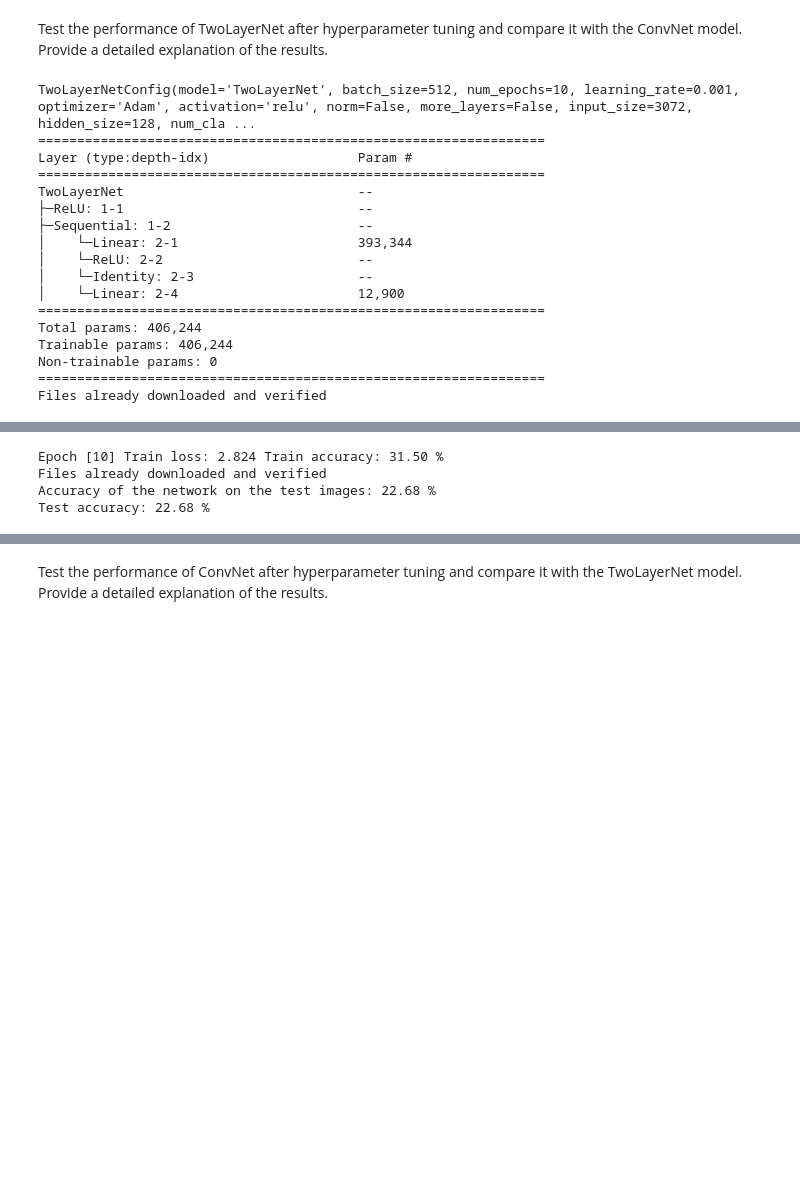
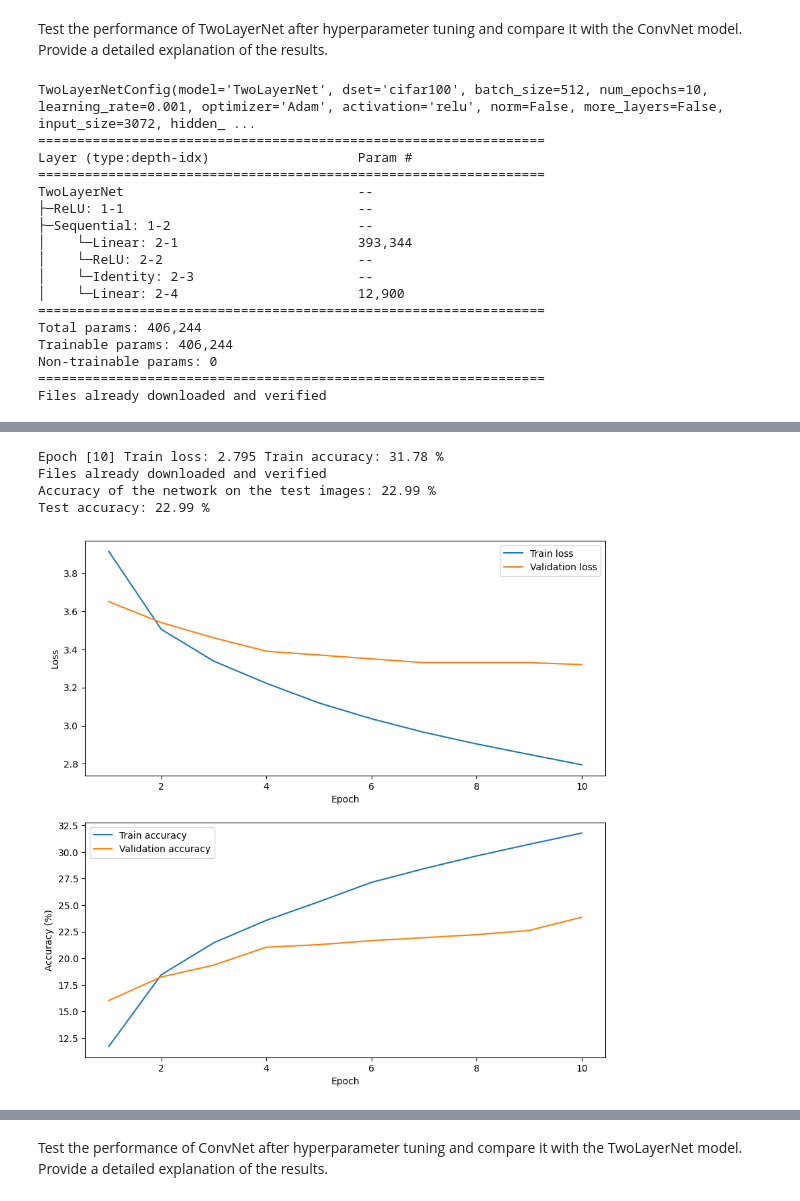
Before and after one commit to fr30/cv1-final-lab-part-2, a Jupyter notebook: cv1-final-lab-part-2.ipynb, the cells around one changed output, grey strips where cells are left out. Drawn from its saved outputs; the diff is of its cells as text; code cells hidden in the pictures; blank space fills up the shorter version.

Commit message:
Add finetuning for STL + plotting

```diff
--- a/cv1-final-lab-part-2.ipynb
+++ b/cv1-final-lab-part-2.ipynb
@@ -229,7 +229,7 @@ class TwoLayerNet(nn.Module):
             self,
             input_size,
             hidden_size,
-            num_classes,
+            out_classes,
             more_layers=False,
             norm=False,
             activation='relu'):
@@ -239,7 +239,7 @@ class TwoLayerNet(nn.Module):
         Args:
             input_size (int): The size of the input features.
             hidden_size (int): The size of the hidden layer.
-            num_classes (int): The number of classes in the dataset.
+            out_classes (int): The number of classes in the dataset.
         '''
         super(TwoLayerNet, self).__init__()
 
@@ -270,7 +270,7 @@ class TwoLayerNet(nn.Module):
             layers.append(self.activation)
             layers.append(self.norm(hidden_size))
 
-        layers.append(torch.nn.Linear(hidden_size, num_classes))
+        layers.append(torch.nn.Linear(hidden_size, out_classes))
         self.cls = nn.Sequential(*layers)
 
     def forward(self, x):
@@ -505,13 +501,13 @@ def validate(net, testloader, disable_log=False):
     Returns:
         float: The accuracy of the model on the test dataset.
     '''
+    # Determine the device to run the model on
+    device = torch.device("cuda" if torch.cuda.is_available() else "cpu")
+    correct, total = 0, 0
 
     # Set the model to evaluation mode
     net.eval()
-
-    # Determine the device to run the model on
-    device = torch.device("cuda" if torch.cuda.is_available() else "cpu")
-    correct, total = 0, 0
+    net.to(device)
 
     # Disable gradient computation
     with torch.no_grad():
@@ -624,13 +667,12 @@ Files already downloaded and verified
 Next, train the TwoLayerNet model on the CIFAR-100 dataset using the training data loader.
 # %%
 input_size = 32 * 32 * 3
-hidden_size = 120
-num_classes = 100
+hidden_size = 32
+out_classes = 100
 num_epochs = 10
 lr = 1e-3
 
-model = TwoLayerNet(input_size, hidden_size, num_classes)
-summary(model)
+model = TwoLayerNet(input_size, hidden_size, out_classes)
 optimizer = create_optimizer(model, lr)
 criterion = nn.CrossEntropyLoss()
 
@@ -661,11 +703,19 @@ Finally, train the ConvNet model on the CIFAR-100 dataset using the training dat
 # %%
 num_epochs = 10
 lr = 1e-3
+out_classes = 100
+cls_input_dim = 120
 
-model = ConvNet()
-summary(model)
+model = ConvNet(out_classes=out_classes, cls_input_dim=cls_input_dim)
 optimizer = create_optimizer(model, lr)
 criterion = nn.CrossEntropyLoss()
 
-train(model, train_data_loader, criterion, optimizer, num_epochs)
+train(
+    net=model,
+    train_loader=train_data_loader,
+    criterion=criterion,
+    optimizer=optimizer,
+    epochs=num_epochs,
+    disable_log=False
+)
 validate(model, test_data_loader)
@@ -893,10 +995,11 @@ Test the performance of TwoLayerNet after hyperparameter tuning and compare it w
 # %%
 # Best set of params
 best_cfg = TwoLayerNetConfig(
+    dset='cifar100',
     num_epochs=10,
     input_size=32 * 32 * 3,
     hidden_size=128,
-    num_classes=100,
+    out_classes=100,
     learning_rate=1e-3,
     optimizer='Adam',
     batch_size=512,
@@ -904,10 +1007,12 @@ best_cfg = TwoLayerNetConfig(
     norm=False,
     more_layers=False,
 )
-test_acc = cifar100_training_sess(best_cfg, test=True, disable_log=False)
+run_name = 'TwoLayer_cifar100_best'
+test_acc = training_sess(best_cfg, test=True, run_name=run_name, disable_log=False)
 print(f"Test accuracy: {test_acc:.2f} %")
+plot_results(run_name)
 # %% [output]
-TwoLayerNetConfig(model='TwoLayerNet', batch_size=512, num_epochs=10, learning_rate=0.001, optimizer='Adam', activation='relu', norm=False, more_layers=False, input_size=3072, hidden_size=128, num_cla ...
+TwoLayerNetConfig(model='TwoLayerNet', dset='cifar100', batch_size=512, num_epochs=10, learning_rate=0.001, optimizer='Adam', activation='relu', norm=False, more_layers=False, input_size=3072, hidden_ ...
 =================================================================
 Layer (type:depth-idx)                   Param #
 =================================================================
@@ -936,7 +1041,8 @@ Epoch [9] Train loss: 2.878 Train accuracy: 30.17 %
-Epoch [10] Train loss: 2.824 Train accuracy: 31.50 %
+Epoch [10] Train loss: 2.795 Train accuracy: 31.78 %
 Files already downloaded and verified
-Accuracy of the network on the test images: 22.68 %
-Test accuracy: 22.68 %
+Accuracy of the network on the test images: 22.99 %
+Test accuracy: 22.99 %
+[figure, added]
 # %% [markdown]
 To choose best set of hyperparameters we used Optuna library, which relies on sample-efficient bayesian methods. We divided train set into train set and evaluation set, which is used to optimization of hyperparameters.
 
```
Also changed, not shown: parts of 21 cells of this notebook, 11 other files.
